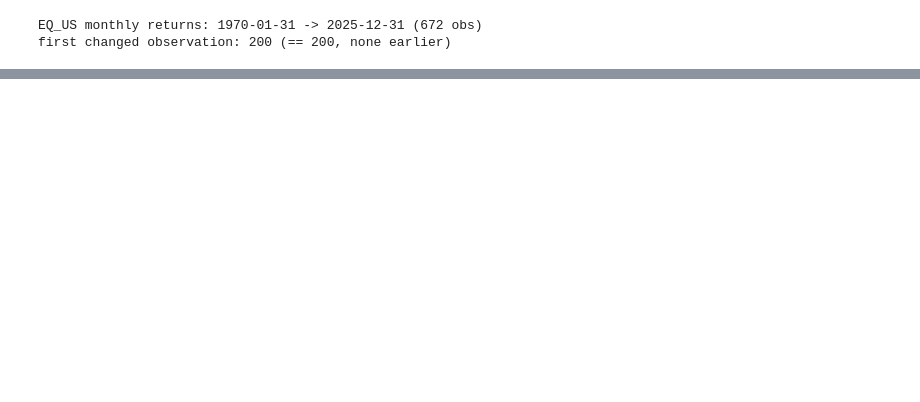
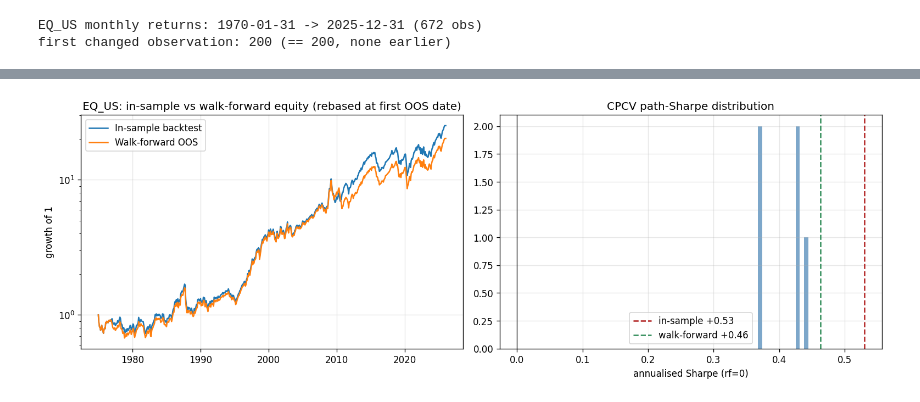
Before and after one commit to jakubrojcek/gaa_students, a Jupyter notebook: AssetAllocation5_TAA.ipynb, the cells around one changed output, grey strips where cells are left out. Saved outputs shown, nothing was run; the diff lists cells and outputs as text; code cells hidden in the pictures; blank space fills up the shorter version.

Commit message:
updated examples

```diff
--- a/AssetAllocation5_TAA.ipynb
+++ b/AssetAllocation5_TAA.ipynb
@@ -193,0 +280,27 @@ dtype: float64
+# %%
+# Report picture 1: optimism vs evidence (the `_plot` panel of
+# taa/examples/validation_single_asset.py).  Left: the in-sample backtest curve
+# sits above the walk-forward OOS path (both rebased to 1.0 at the first OOS
+# date).  Right: the CPCV path-Sharpe distribution brackets the honest Sharpe;
+# the in-sample value is its optimistic upper tail.
+start = wfa_oos.dropna().index[0]
+is_curve = is_bt.nav.loc[start:]; is_curve = is_curve / is_curve.iloc[0]
+wfa_curve = (1.0 + wfa_oos.loc[start:].fillna(0.0)).cumprod()
+wfa_curve = wfa_curve / wfa_curve.iloc[0]
+
+fig, (ax_eq, ax_hist) = plt.subplots(1, 2, figsize=(13, 4.5))
+ax_eq.plot(is_curve.index, is_curve, label="In-sample backtest")
+ax_eq.plot(wfa_curve.index, wfa_curve, label="Walk-forward OOS")
+ax_eq.set_title("EQ_US: in-sample vs walk-forward equity (rebased at first OOS date)")
+ax_eq.set_yscale("log"); ax_eq.set_ylabel("growth of 1"); ax_eq.legend(); ax_eq.grid(alpha=0.3)
+
+ax_hist.hist(cpcv.path_sharpes.dropna(), bins=12, alpha=0.7, color="steelblue")
+ax_hist.axvline(is_sharpe, color="firebrick", ls="--", label=f"in-sample {is_sharpe:+.2f}")
+ax_hist.axvline(wfa_sharpe, color="seagreen", ls="--", label=f"walk-forward {wfa_sharpe:+.2f}")
+ax_hist.axvline(0.0, color="black", lw=0.8)
+ax_hist.set_title("CPCV path-Sharpe distribution")
+ax_hist.set_xlabel("annualised Sharpe (rf=0)"); ax_hist.legend(); ax_hist.grid(alpha=0.3)
+
+fig.tight_layout(); save_fig(fig, "ch12_validation_single_asset.png"); plt.show()
+# %% [output]
+[figure, added]
```
Also changed, not shown: parts of 18 cells of this notebook, 18 other files.
